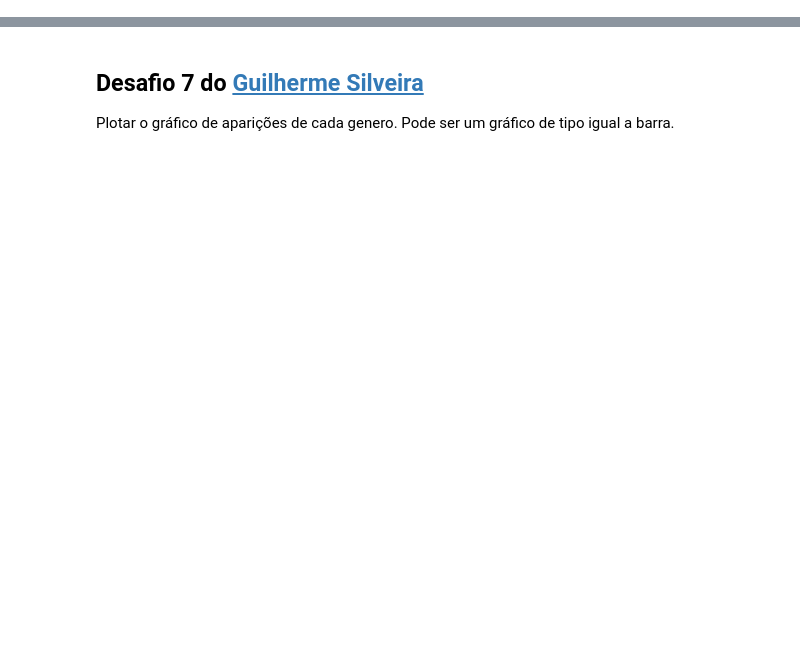
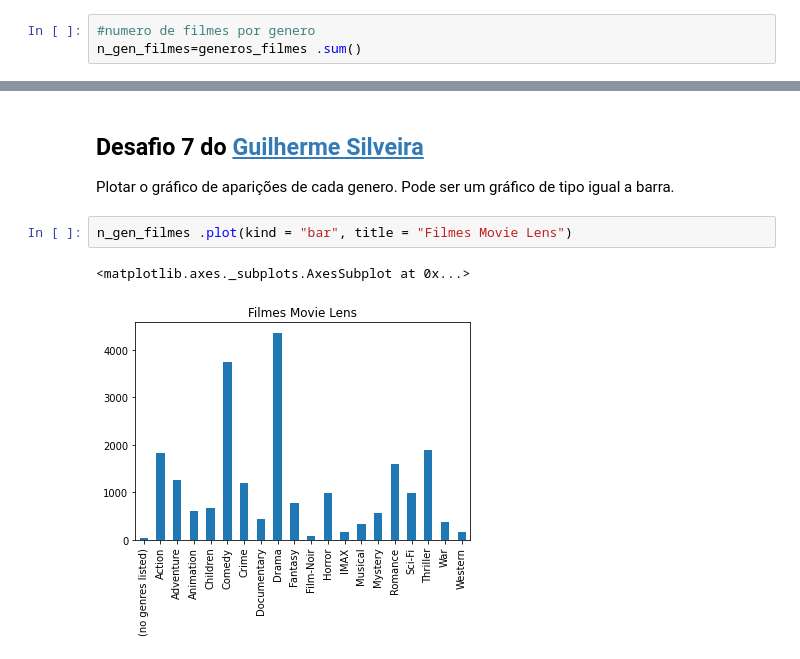
Before and after one commit to mcristinee/Aulas-Alura-Quarentenadados, a Jupyter notebook: Aulas_Análise_de_Dados_Alura.ipynb, the cells around one changed output, grey strips where cells are left out. Saved outputs shown, nothing was run; the diff lists cells and outputs as text; blank space fills up the shorter version.

```diff
--- a/Aulas_Análise_de_Dados_Alura.ipynb
+++ b/Aulas_Análise_de_Dados_Alura.ipynb
@@ -194,0 +206,3 @@ Name: Western, dtype: int64
+# %%
+#numero de filmes por genero
+n_gen_filmes=generos_filmes .sum()
@@ -196,3 +219,8 @@ Name: Western, dtype: int64
 ## Desafio 7 do [Guilherme Silveira](https://twitter.com/guilhermecaelum)
 
 Plotar o gráfico de aparições de cada genero. Pode ser um gráfico de tipo igual a barra.
+# %%
+n_gen_filmes .plot(kind = "bar", title = "Filmes Movie Lens")
+# %% [output]
+<matplotlib.axes._subplots.AxesSubplot at 0x...>
+[figure, added]
```
Also changed, not shown: parts of 11 cells of this notebook.
